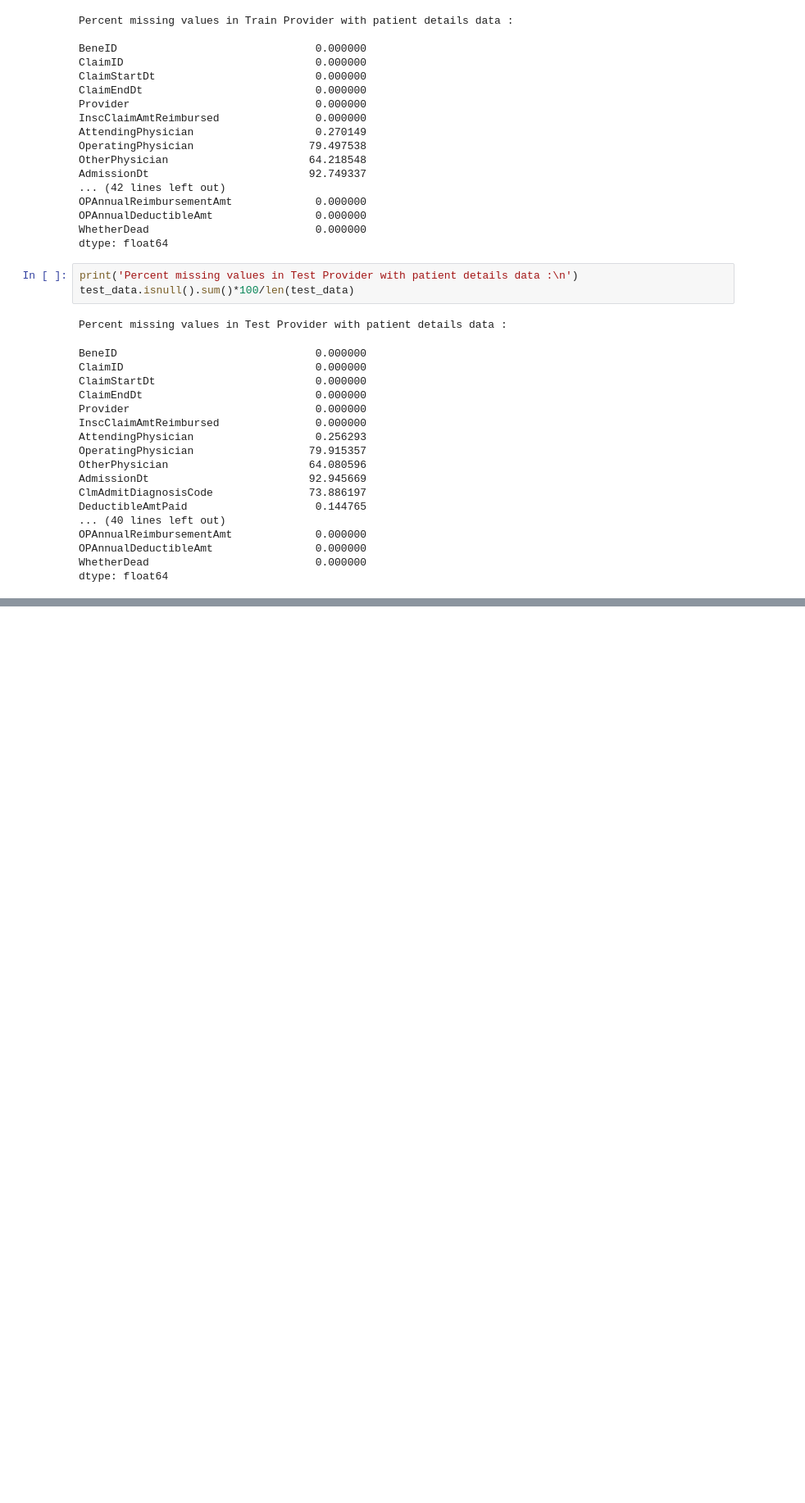
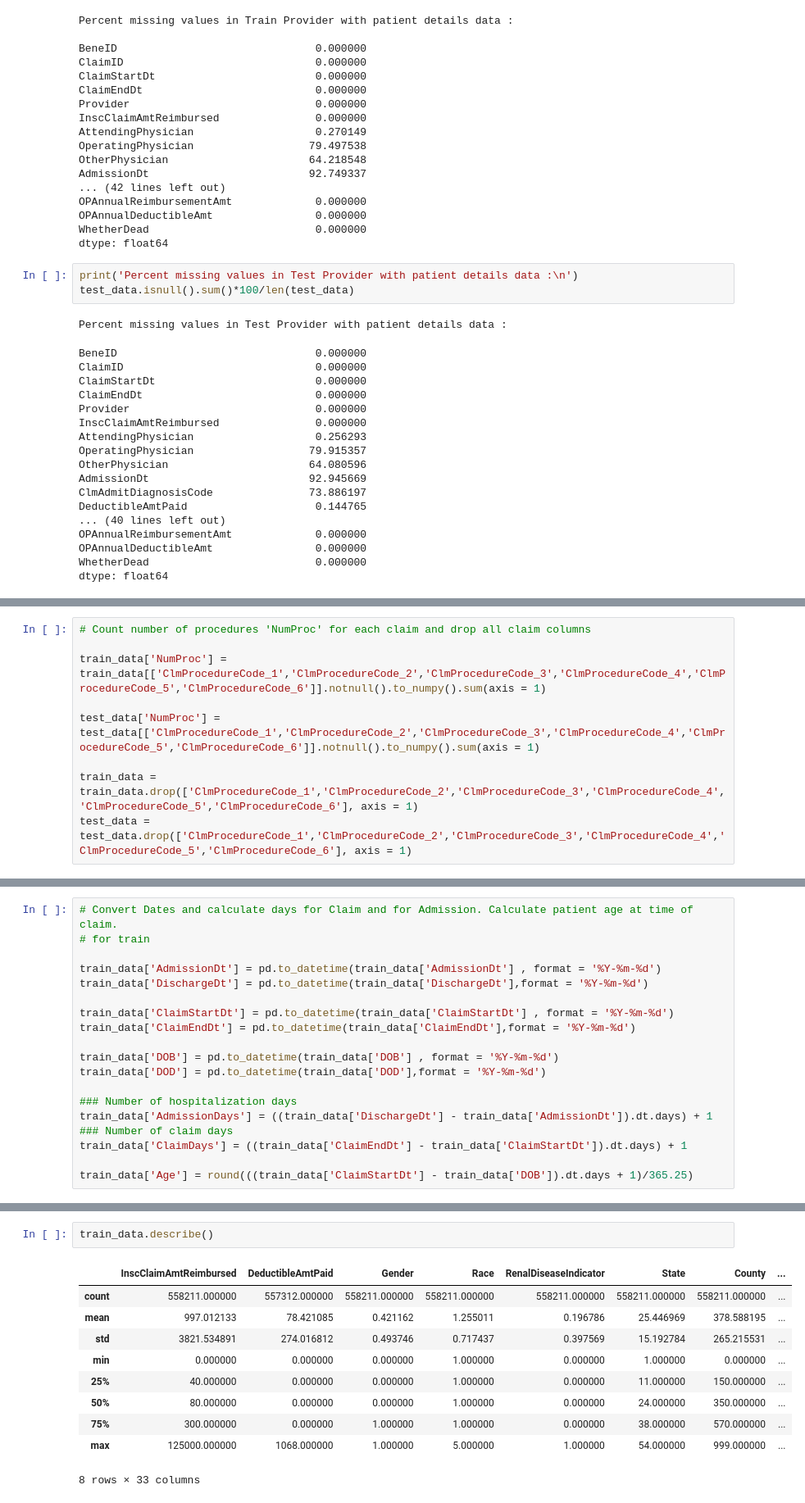
Before and after one commit to asheshbyanju/Health_Provider_Fraud_Detection_Analysis, a Jupyter notebook: Health Provider Fraud Detection Analysis.ipynb, the cells around one changed output, grey strips where cells are left out. Shown at 82% size. Cells and saved outputs as stored; diff of their text form; blank space fills up the shorter version.

```diff
--- a/Health Provider Fraud Detection Analysis.ipynb
+++ b/Health Provider Fraud Detection Analysis.ipynb
@@ -291,0 +323,9 @@ dtype: float64
+# %%
+# Count number of procedures 'NumProc' for each claim and drop all claim columns
+
+train_data['NumProc'] = train_data[['ClmProcedureCode_1','ClmProcedureCode_2','ClmProcedureCode_3','ClmProcedureCode_4','ClmProcedureCode_5','ClmProcedureCode_6']].notnull().to_numpy().sum(axis = 1)
+
+test_data['NumProc'] = test_data[['ClmProcedureCode_1','ClmProcedureCode_2','ClmProcedureCode_3','ClmProcedureCode_4','ClmProcedureCode_5','ClmProcedureCode_6']].notnull().to_numpy().sum(axis = 1)
+
+train_data = train_data.drop(['ClmProcedureCode_1','ClmProcedureCode_2','ClmProcedureCode_3','ClmProcedureCode_4','ClmProcedureCode_5','ClmProcedureCode_6'], axis = 1)
+test_data = test_data.drop(['ClmProcedureCode_1','ClmProcedureCode_2','ClmProcedureCode_3','ClmProcedureCode_4','ClmProcedureCode_5','ClmProcedureCode_6'], axis = 1)
@@ -291,0 +402,19 @@ dtype: float64
+# %%
+# Convert Dates and calculate days for Claim and for Admission. Calculate patient age at time of claim.
+# for train
+
+train_data['AdmissionDt'] = pd.to_datetime(train_data['AdmissionDt'] , format = '%Y-%m-%d')
+train_data['DischargeDt'] = pd.to_datetime(train_data['DischargeDt'],format = '%Y-%m-%d')
+
+train_data['ClaimStartDt'] = pd.to_datetime(train_data['ClaimStartDt'] , format = '%Y-%m-%d')
+train_data['ClaimEndDt'] = pd.to_datetime(train_data['ClaimEndDt'],format = '%Y-%m-%d')
+
+train_data['DOB'] = pd.to_datetime(train_data['DOB'] , format = '%Y-%m-%d')
+train_data['DOD'] = pd.to_datetime(train_data['DOD'],format = '%Y-%m-%d')
+
+### Number of hospitalization days
+train_data['AdmissionDays'] = ((train_data['DischargeDt'] - train_data['AdmissionDt']).dt.days) + 1
+### Number of claim days
+train_data['ClaimDays'] = ((train_data['ClaimEndDt'] - train_data['ClaimStartDt']).dt.days) + 1
+
+train_data['Age'] = round(((train_data['ClaimStartDt'] - train_data['DOB']).dt.days + 1)/365.25)
@@ -291,0 +452,13 @@ dtype: float64
+# %%
+train_data.describe()
+# %% [output]
+|  | InscClaimAmtReimbursed | DeductibleAmtPaid | Gender | Race | RenalDiseaseIndicator | State | County | ... |
+| count | 558211.000000 | 557312.000000 | 558211.000000 | 558211.000000 | 558211.000000 | 558211.000000 | 558211.000000 | ... |
+| mean | 997.012133 | 78.421085 | 0.421162 | 1.255011 | 0.196786 | 25.446969 | 378.588195 | ... |
+| std | 3821.534891 | 274.016812 | 0.493746 | 0.717437 | 0.397569 | 15.192784 | 265.215531 | ... |
+| min | 0.000000 | 0.000000 | 0.000000 | 1.000000 | 0.000000 | 1.000000 | 0.000000 | ... |
+| 25% | 40.000000 | 0.000000 | 0.000000 | 1.000000 | 0.000000 | 11.000000 | 150.000000 | ... |
+| 50% | 80.000000 | 0.000000 | 0.000000 | 1.000000 | 0.000000 | 24.000000 | 350.000000 | ... |
+| 75% | 300.000000 | 0.000000 | 1.000000 | 1.000000 | 0.000000 | 38.000000 | 570.000000 | ... |
+| max | 125000.000000 | 1068.000000 | 1.000000 | 5.000000 | 1.000000 | 54.000000 | 999.000000 | ... |
+8 rows × 33 columns
```
Also changed, not shown: parts of 41 cells of this notebook.
